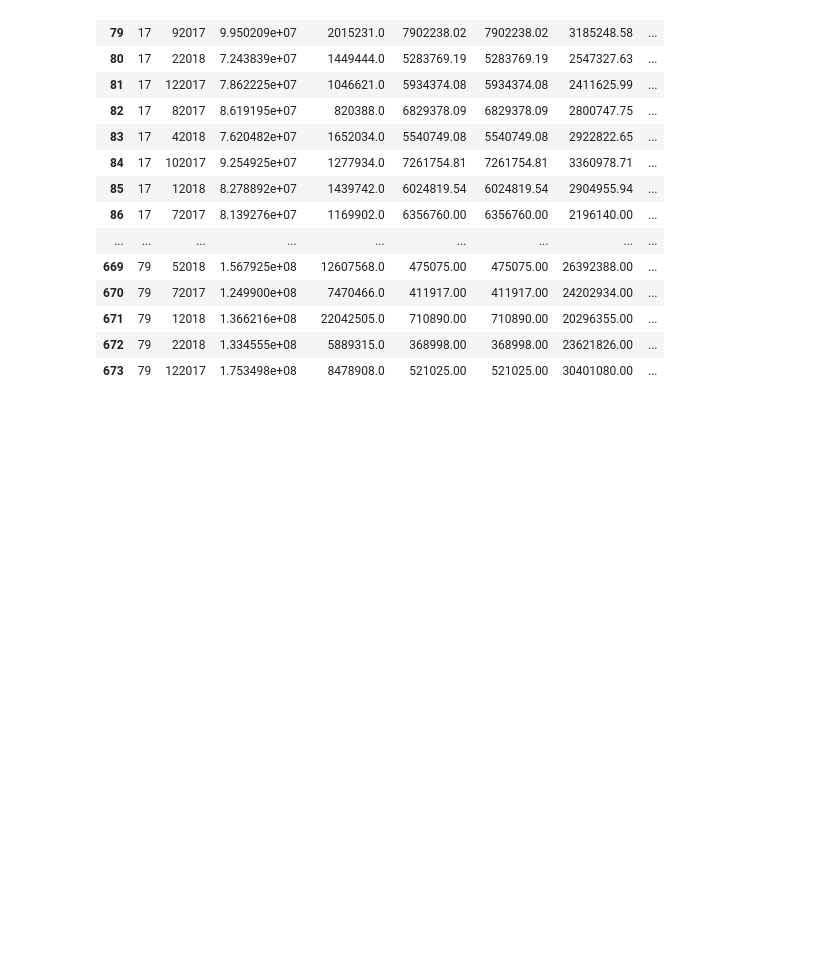
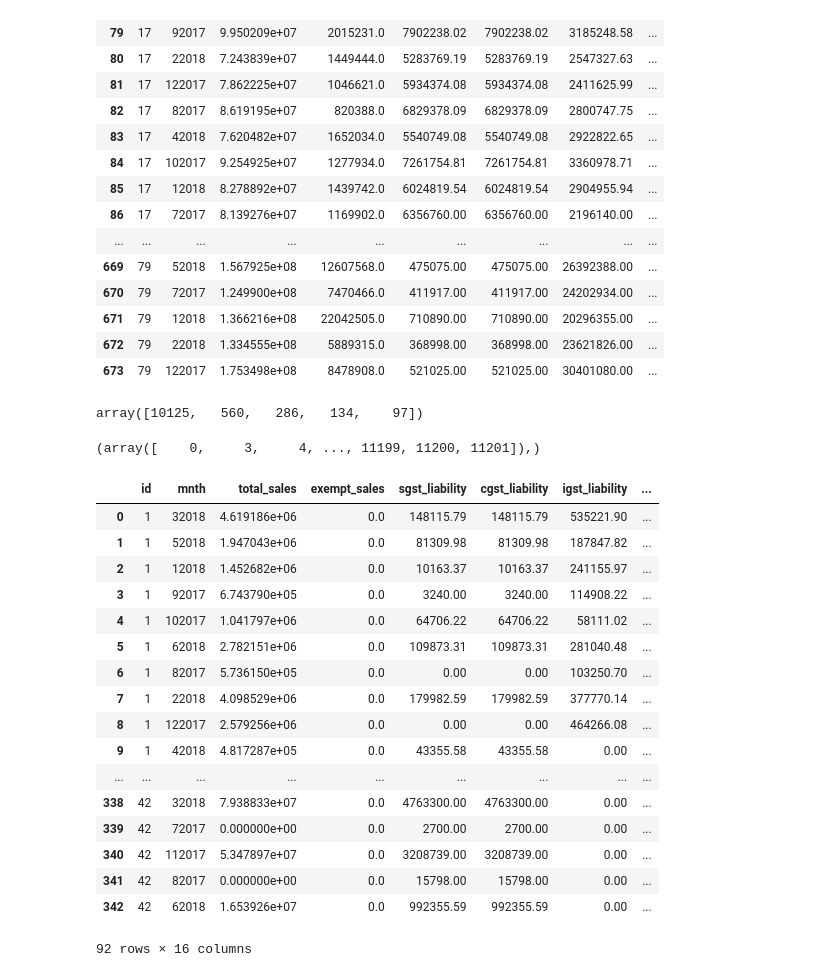
Before and after one commit to polarboar/Fraud-Analytics, a Jupyter notebook: project2/main.ipynb, the cells around one changed output. Cells and saved outputs as stored; diff of their text form; code cells hidden in the pictures; blank space fills up the shorter version.

```diff
--- a/project2/main.ipynb
+++ b/project2/main.ipynb
@@ -414,3 +509,4 @@ spectral = SpectralClustering(
 # %%
-outliers = get_overall_outliers(spectral.labels_, percent=2)
+outliers = get_overall_outliers(kmeans.labels_)
+votes[outliers] += 1
 # %% [output]
@@ -461,3 +545,32 @@ val[val['exempt_sales'] > 0]
 | 671 | 79 | 12018 | 1.366216e+08 | 22042505.0 | 710890.00 | 710890.00 | 20296355.00 | ... |
 | 672 | 79 | 22018 | 1.334555e+08 | 5889315.0 | 368998.00 | 368998.00 | 23621826.00 | ... |
 | 673 | 79 | 122017 | 1.753498e+08 | 8478908.0 | 521025.00 | 521025.00 | 30401080.00 | ... |
+# %%
+np.bincount(votes)
+# %% [output]
+array([10125,   560,   286,   134,    97])
+# %%
+(votes == 0).nonzero()[:10]
+# %% [output]
+(array([    0,     3,     4, ..., 11199, 11200, 11201]),)
+# %%
+get_all_filed_returns((votes == 1).nonzero()[0][:10])
+# %% [output]
+|  | id | mnth | total_sales | exempt_sales | sgst_liability | cgst_liability | igst_liability | ... |
+| 0 | 1 | 32018 | 4.619186e+06 | 0.0 | 148115.79 | 148115.79 | 535221.90 | ... |
+| 1 | 1 | 52018 | 1.947043e+06 | 0.0 | 81309.98 | 81309.98 | 187847.82 | ... |
+| 2 | 1 | 12018 | 1.452682e+06 | 0.0 | 10163.37 | 10163.37 | 241155.97 | ... |
+| 3 | 1 | 92017 | 6.743790e+05 | 0.0 | 3240.00 | 3240.00 | 114908.22 | ... |
+| 4 | 1 | 102017 | 1.041797e+06 | 0.0 | 64706.22 | 64706.22 | 58111.02 | ... |
+| 5 | 1 | 62018 | 2.782151e+06 | 0.0 | 109873.31 | 109873.31 | 281040.48 | ... |
+| 6 | 1 | 82017 | 5.736150e+05 | 0.0 | 0.00 | 0.00 | 103250.70 | ... |
+| 7 | 1 | 22018 | 4.098529e+06 | 0.0 | 179982.59 | 179982.59 | 377770.14 | ... |
+| 8 | 1 | 122017 | 2.579256e+06 | 0.0 | 0.00 | 0.00 | 464266.08 | ... |
+| 9 | 1 | 42018 | 4.817287e+05 | 0.0 | 43355.58 | 43355.58 | 0.00 | ... |
+| ... | ... | ... | ... | ... | ... | ... | ... | ... |
+| 338 | 42 | 32018 | 7.938833e+07 | 0.0 | 4763300.00 | 4763300.00 | 0.00 | ... |
+| 339 | 42 | 72017 | 0.000000e+00 | 0.0 | 2700.00 | 2700.00 | 0.00 | ... |
+| 340 | 42 | 112017 | 5.347897e+07 | 0.0 | 3208739.00 | 3208739.00 | 0.00 | ... |
+| 341 | 42 | 82017 | 0.000000e+00 | 0.0 | 15798.00 | 15798.00 | 0.00 | ... |
+| 342 | 42 | 62018 | 1.653926e+07 | 0.0 | 992355.59 | 992355.59 | 0.00 | ... |
+92 rows × 16 columns
```
Also changed, not shown: parts of 18 cells of this notebook.
